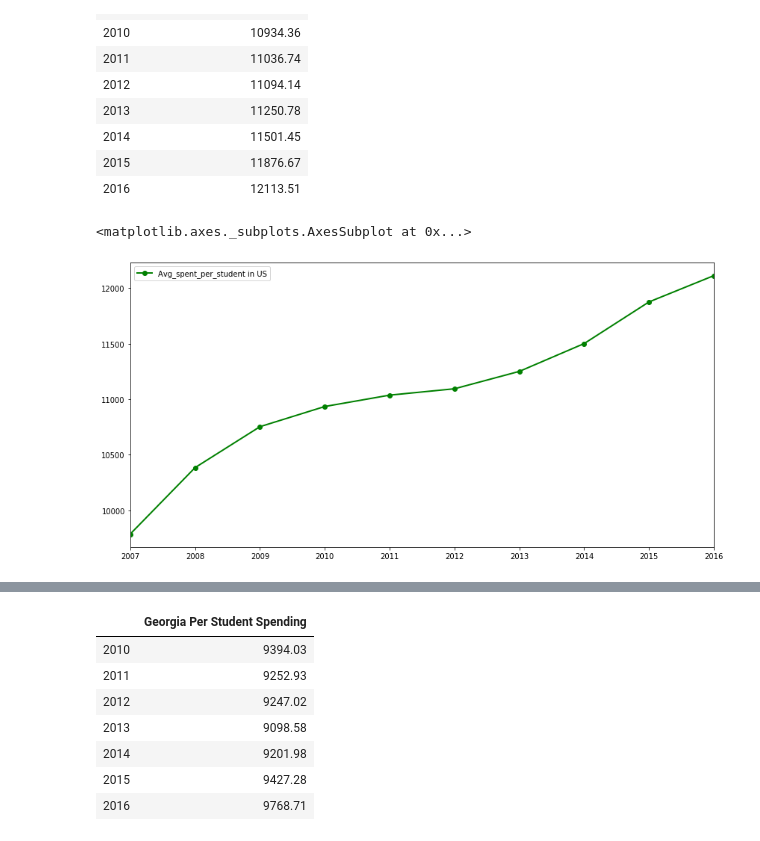
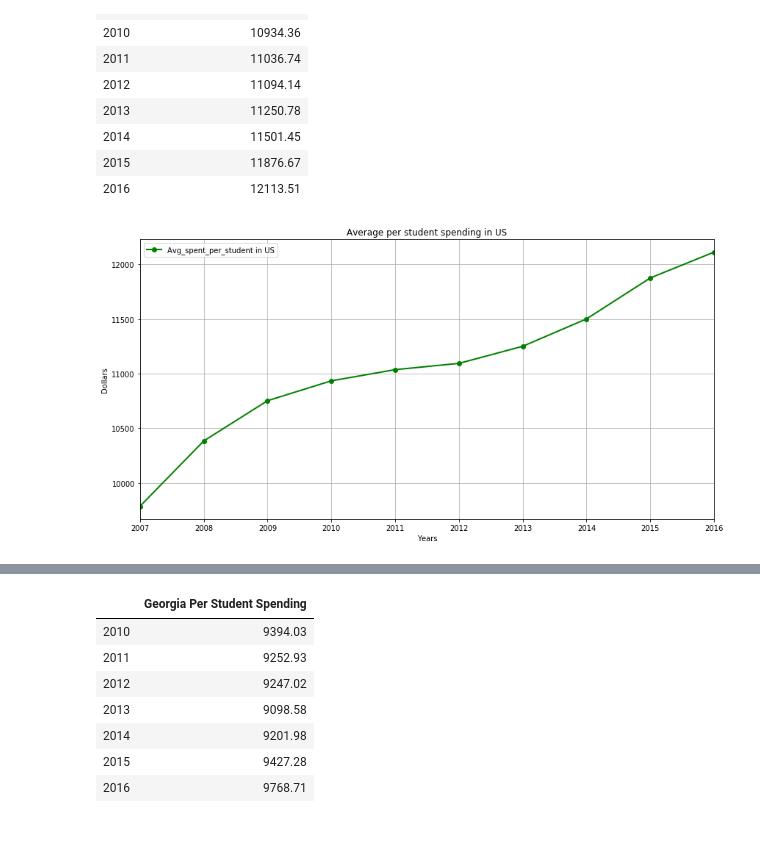
Before and after one commit to ScriptMigo/Project-1, a Jupyter notebook: teacher.ipynb, the cells around one changed output, grey strips where cells are left out. Drawn from its saved outputs; the diff is of its cells as text; code cells hidden in the pictures.

```diff
--- a/teacher.ipynb
+++ b/teacher.ipynb
@@ -844,6 +906,11 @@ student_spending_renamed
 | 2016 | 12113.51 |
 # %%
 student_spending_renamed.plot(kind='line', marker='o', linestyle='-', linewidth=2, color='g', figsize=(14,7))
+plt.xlabel('Years')
+plt.ylabel('Dollars')
+plt.title('Average per student spending in US')
+plt.grid()
+plt.savefig('Average per student spending in US')
+plt.show()
 # %% [output]
-<matplotlib.axes._subplots.AxesSubplot at 0x...>
-[figure, old version]
+[figure, new version]
```
Also changed, not shown: parts of 87 cells of this notebook, 32 other files.
